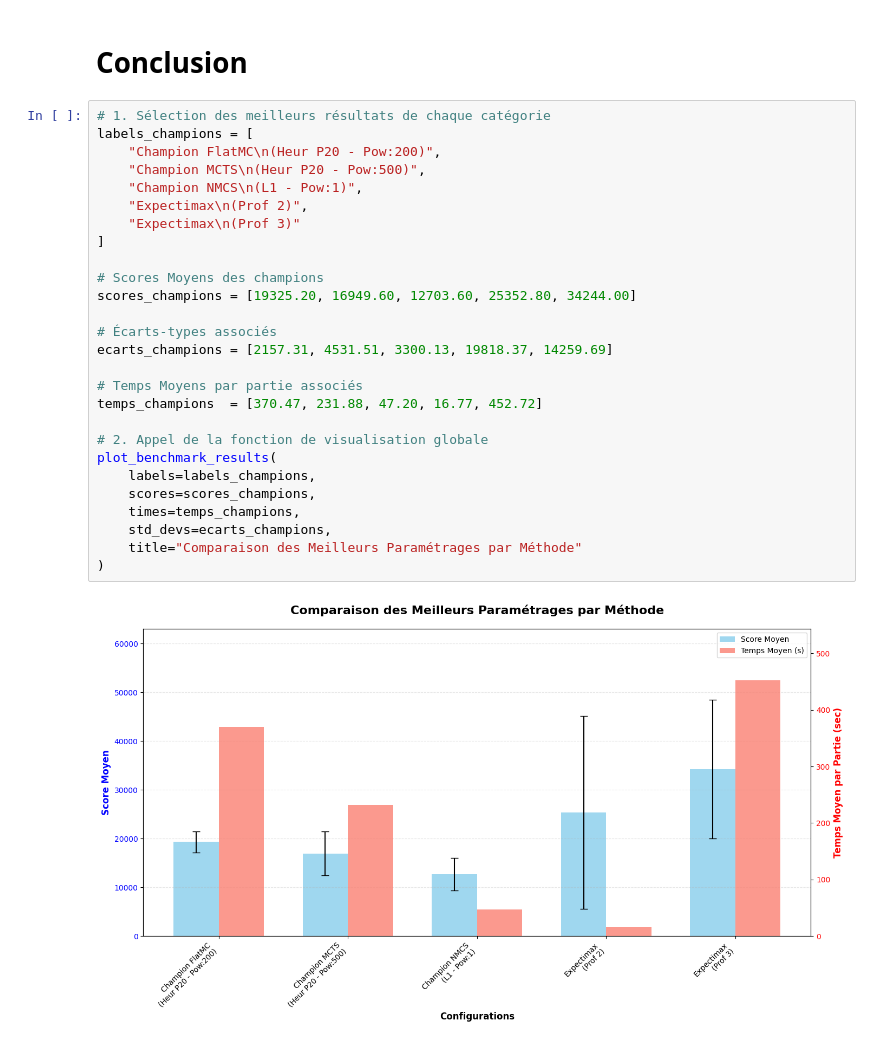
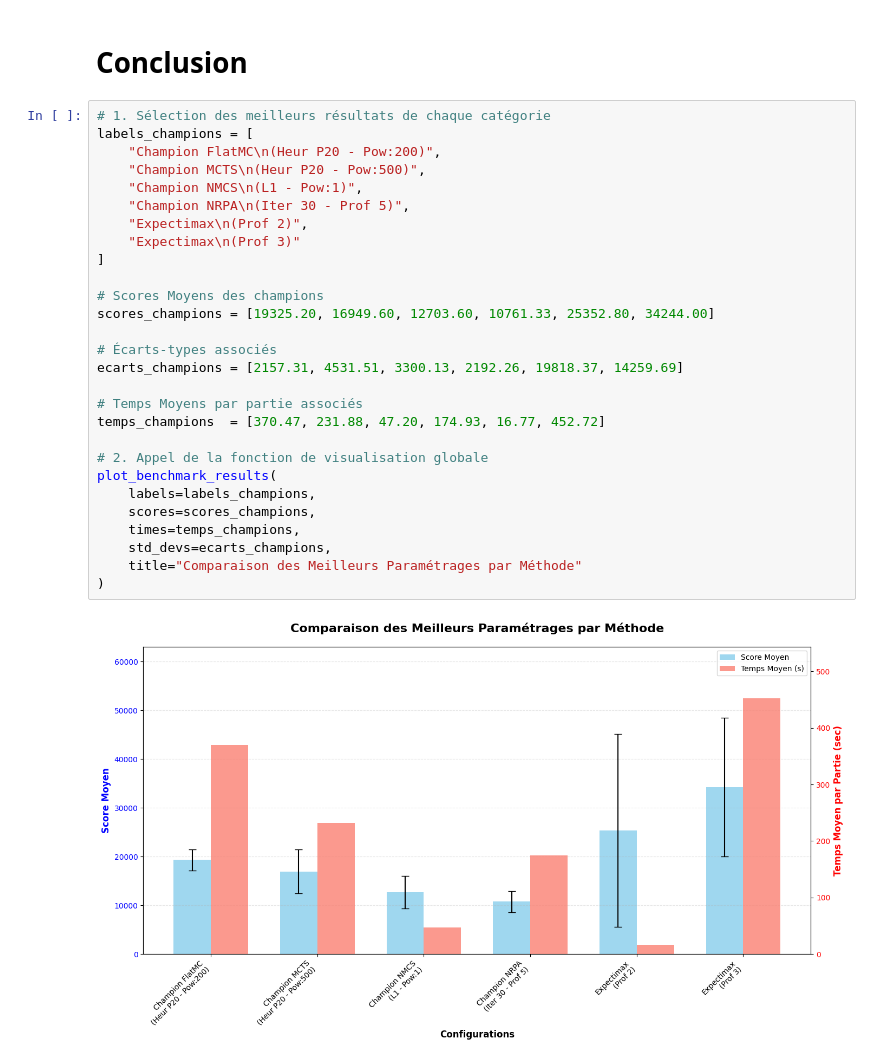
Before and after one commit to Drilly93/MCTS_Projet, a Jupyter notebook: analyse.ipynb, the cells around one changed output. Drawn from its saved outputs; the diff is of its cells as text.

```diff
--- a/analyse.ipynb
+++ b/analyse.ipynb
@@ -238,29 +269,30 @@ De plus, l'écart type de cette approche est relativement élevé, ce qui suggè
 # %%
 # 1. Sélection des meilleurs résultats de chaque catégorie
 labels_champions = [
     "Champion FlatMC\n(Heur P20 - Pow:200)",
     "Champion MCTS\n(Heur P20 - Pow:500)",
     "Champion NMCS\n(L1 - Pow:1)",
+    "Champion NRPA\n(Iter 30 - Prof 5)",
     "Expectimax\n(Prof 2)",
     "Expectimax\n(Prof 3)"
 ]
 
 # Scores Moyens des champions
-scores_champions = [19325.20, 16949.60, 12703.60, 25352.80, 34244.00]
+scores_champions = [19325.20, 16949.60, 12703.60, 10761.33, 25352.80, 34244.00]
 
 # Écarts-types associés
-ecarts_champions = [2157.31, 4531.51, 3300.13, 19818.37, 14259.69]
+ecarts_champions = [2157.31, 4531.51, 3300.13, 2192.26, 19818.37, 14259.69]
 
 # Temps Moyens par partie associés
-temps_champions  = [370.47, 231.88, 47.20, 16.77, 452.72]
+temps_champions  = [370.47, 231.88, 47.20, 174.93, 16.77, 452.72]
 
 # 2. Appel de la fonction de visualisation globale
 plot_benchmark_results(
     labels=labels_champions,
     scores=scores_champions,
     times=temps_champions,
     std_devs=ecarts_champions,
     title="Comparaison des Meilleurs Paramétrages par Méthode"
 )
 # %% [output]
-[figure, old version]
+[figure, new version]
```
Also changed, not shown: parts of 2 cells of this notebook.
